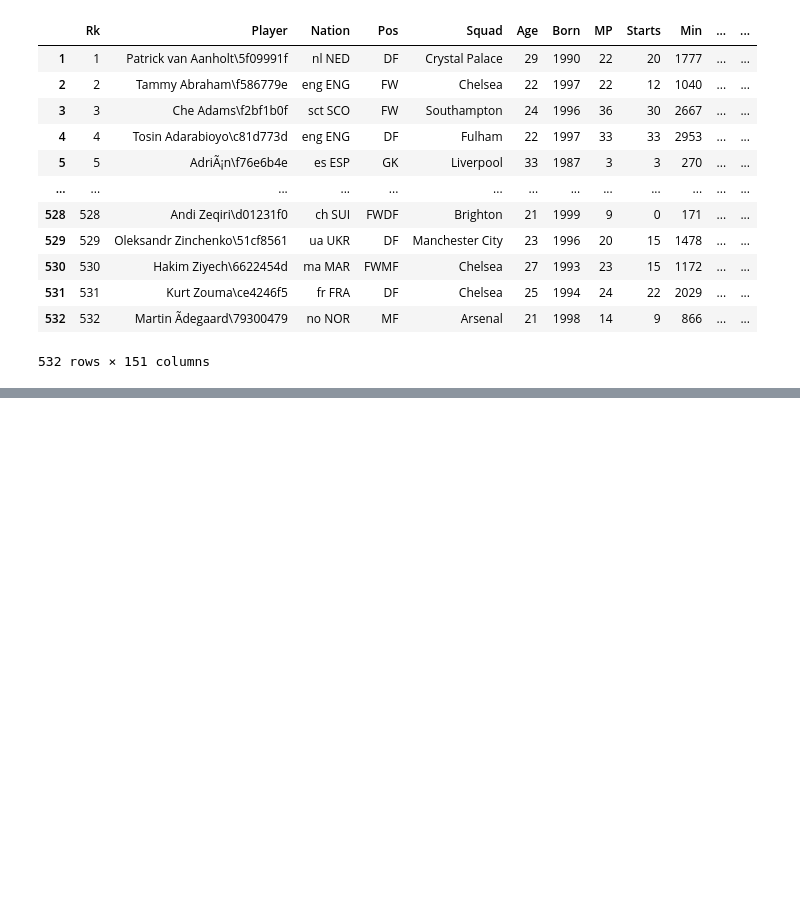
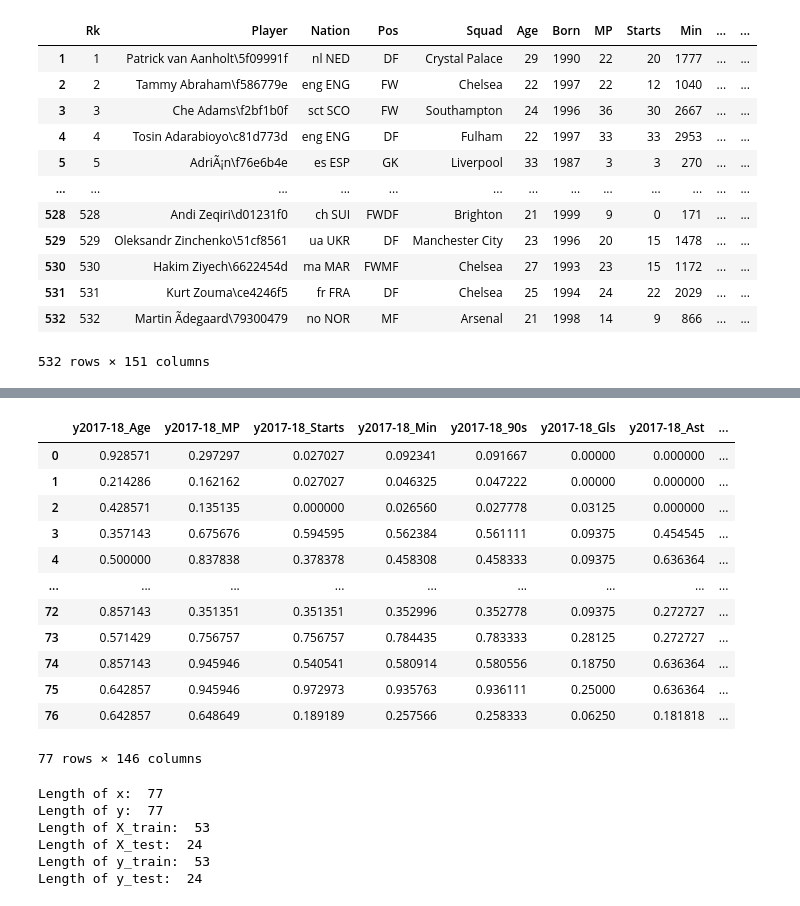
Before and after one commit to jacksim588/Football-Analytics, a Jupyter notebook: Data Gathering/StatsBomb Collate.ipynb, the cells around one changed output, grey strips where cells are left out. Saved outputs shown, nothing was run; the diff lists cells and outputs as text; code cells hidden in the pictures; blank space fills up the shorter version.

Commit message:
First Model Ran

```diff
--- a/Data Gathering/StatsBomb Collate.ipynb
+++ b/Data Gathering/StatsBomb Collate.ipynb
@@ -16,7 +19,7 @@ standardStats_column_headers=['Rk','Player','Nation','Pos','Squad','Age','Born',
                             'Gls', 'Ast','G-PK','PK','PKatt','CrdY','CrdR',
                             'Gls/90','Ast/90','G+A/90','G-PK/90','G+A-PK/90',
                             'xG','npxG','xA','npxG+xA',
-                            'xG/90','xA/90','xG+xA/90', 'npxG/90','npxG+xA',
+                            'xG/90','xA/90','xG+xA/90', 'npxG/90','npxG+xA/90',
                             'Matches'
                 ]
 
@@ -59,7 +62,7 @@ passing_column_headers=['Rk','Player','Nation','Pos','Squad','Age','Born',
                         'SrtCmp','SrtAtt','SrtCmp%',
                         'MedCmp','MedAtt','MedCmp%',
                         'LngCmp','LngAtt','LngCmp%',
-                        'Ast','xA','A-xA','KP','01-Mar','PPA','CrsPA','Prog',
+                        'Ast','xA','A-xA','KP','P3rd','PPA','CrsPA','Prog',
                         'Matches'
 ]
 
@@ -79,7 +82,7 @@ df_passTypes = normalise_Data_File('Passing Types Stats.csv',passingTypes_column
 
 GoalandShotCreation_column_headers=['Rk','Player','Nation','Pos','Squad','Age','Born',
                             '90s','SCA','SCA90','PassLive','PassDead',
-                            'Drib','Sh','Fld','Def','GCA','GCA90','PassLive','PassDead','Drib','Sh','Fld','Def',
+                            'Drib','Sh2sh','Fld','Def','GCA','GCA90','PassLiveG','PassDeadG','DribG','ShG','FldG','DefG',
                             'Matches'
 ]
 
@@ -88,7 +91,7 @@ df_GoalandShotCreation = normalise_Data_File('Goal and Shot Creating Stats.csv',
 DefensiveActions_column_headers=['Rk','Player','Nation','Pos','Squad','Age','Born',
                             '90s','Tkl','TklW','Def 3rd','Mid 3rd','Att 3rd',
                             'TklDbl','AttDbl','Tkl%Dbl','PastDbl',
-                            'Press','PressSucc','Press%','PressAtt3rd','PressMid3rd','PressAtt3rd',
+                            'Press','PressSucc','Press%','PressDef3rd','PressMid3rd','PressAtt3rd',
                             'Blocks','ShBlocks','ShSvBlocks','PassBlocks',
                             'Int','Tkl_Int','Clr','Err',
                             'Matches'
@@ -153,0 +249,4 @@ df_PlayerStats20_21
+# %%
+roles=['FW','FWDF','FWMF','MFFW']
+df_17_20_FW = df_combined[((df_combined['y2017-18_Pos'].notnull()) & (df_combined['y2020-21_Pos'].isin(roles)))]
+df_17_20_FW
@@ -153,0 +273,11 @@ df_PlayerStats20_21
+# %%
+pd.options.mode.chained_assignment = None  # default='warn'
+def calc_label(row):
+    if row['y2020-21_Gls'] < 8:
+        value = 0
+    else:
+        value = 1
+    return value
+
+df_17_20_FW['label'] = df_17_20_FW.apply(calc_label, axis=1)
+df_17_20_FW['label'].value_counts()
@@ -153,0 +288,9 @@ df_PlayerStats20_21
+# %%
+df_17_20_FW = df_17_20_FW.iloc[: , 150:]
+df_17_20_FW = df_17_20_FW.drop(['y2017-18_Rk',
+                                'y2017-18_Born',
+                                'y2017-18_Nation',
+                                'y2017-18_Pos',
+                                'y2017-18_Squad']
+                                ,1)
+df_17_20_FW
@@ -153,0 +312,48 @@ df_PlayerStats20_21
+# %%
+from sklearn.preprocessing import MinMaxScaler
+
+scaler = MinMaxScaler()
+df_normalized = pd.DataFrame(scaler.fit_transform(df_17_20_FW), columns= df_17_20_FW.columns)
+
+df_normalized.dropna()
+df_normalized
+# %% [output]
+|  | y2017-18_Age | y2017-18_MP | y2017-18_Starts | y2017-18_Min | y2017-18_90s | y2017-18_Gls | y2017-18_Ast | ... |
+| 0 | 0.928571 | 0.297297 | 0.027027 | 0.092341 | 0.091667 | 0.00000 | 0.000000 | ... |
+| 1 | 0.214286 | 0.162162 | 0.027027 | 0.046325 | 0.047222 | 0.00000 | 0.000000 | ... |
+| 2 | 0.428571 | 0.135135 | 0.000000 | 0.026560 | 0.027778 | 0.03125 | 0.000000 | ... |
+| 3 | 0.357143 | 0.675676 | 0.594595 | 0.562384 | 0.561111 | 0.09375 | 0.454545 | ... |
+| 4 | 0.500000 | 0.837838 | 0.378378 | 0.458308 | 0.458333 | 0.09375 | 0.636364 | ... |
+| ... | ... | ... | ... | ... | ... | ... | ... | ... |
+| 72 | 0.857143 | 0.351351 | 0.351351 | 0.352996 | 0.352778 | 0.09375 | 0.272727 | ... |
+| 73 | 0.571429 | 0.756757 | 0.756757 | 0.784435 | 0.783333 | 0.28125 | 0.272727 | ... |
+| 74 | 0.857143 | 0.945946 | 0.540541 | 0.580914 | 0.580556 | 0.18750 | 0.636364 | ... |
+| 75 | 0.642857 | 0.945946 | 0.972973 | 0.935763 | 0.936111 | 0.25000 | 0.636364 | ... |
+| 76 | 0.642857 | 0.648649 | 0.189189 | 0.257566 | 0.258333 | 0.06250 | 0.181818 | ... |
+77 rows × 146 columns
+# %%
+from sklearn.model_selection import train_test_split
+y = df_17_20_FW[['label']]
+X = df_normalized.drop(['label'],1)
+
+
+print('Length of x: ',len(X))
+print('Length of y: ',len(y))
+
+X_train, X_test, y_train, y_test = train_test_split(X, y, test_size=0.3)
+
+X_test.fillna(X_train.mean(), inplace=True)
+X_train.fillna(X_train.mean(), inplace=True)
+
+
+print('Length of X_train: ',len(X_train))
+print('Length of X_test: ',len(X_test))
+print('Length of y_train: ',len(y_train))
+print('Length of y_test: ',len(y_test))
+# %% [output]
+Length of x:  77
+Length of y:  77
+Length of X_train:  53
+Length of X_test:  24
+Length of y_train:  53
+Length of y_test:  24
```
Also changed, not shown: parts of 18 cells of this notebook.
